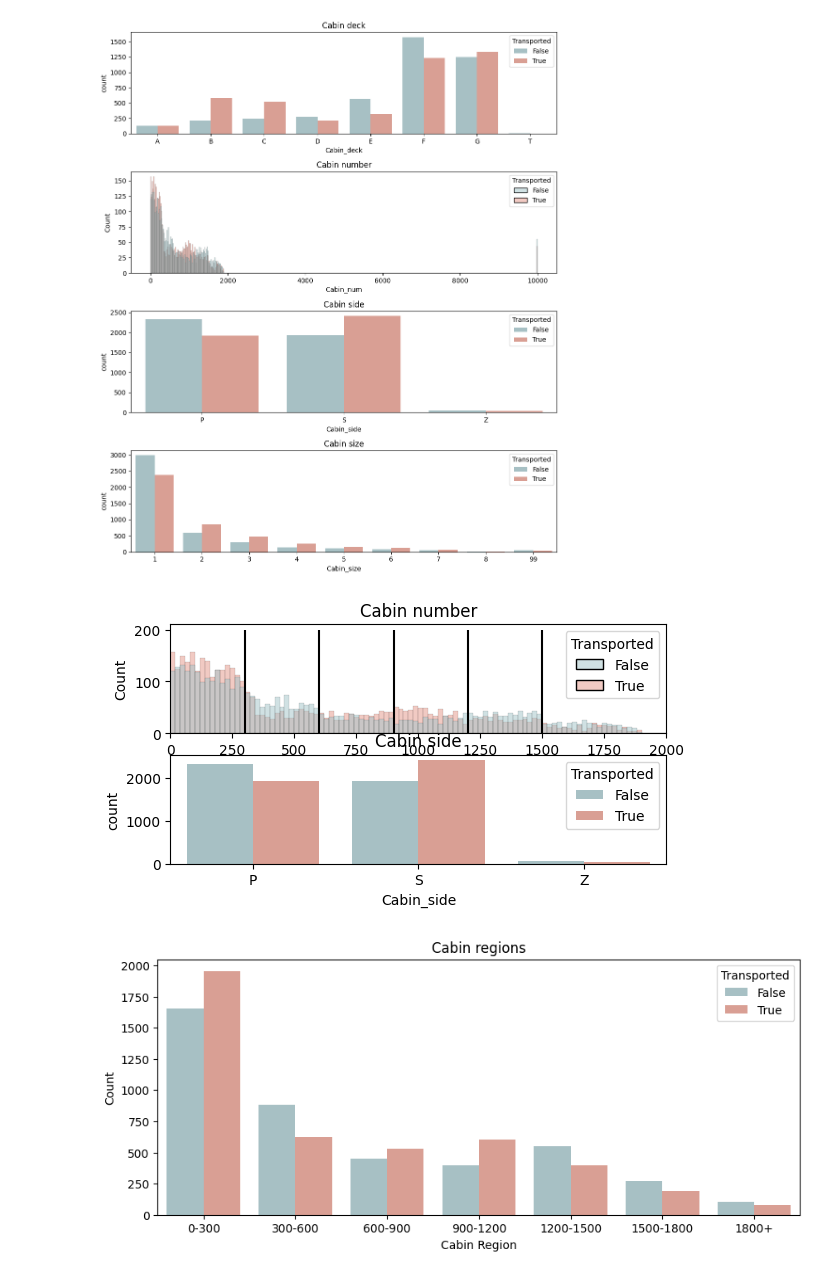
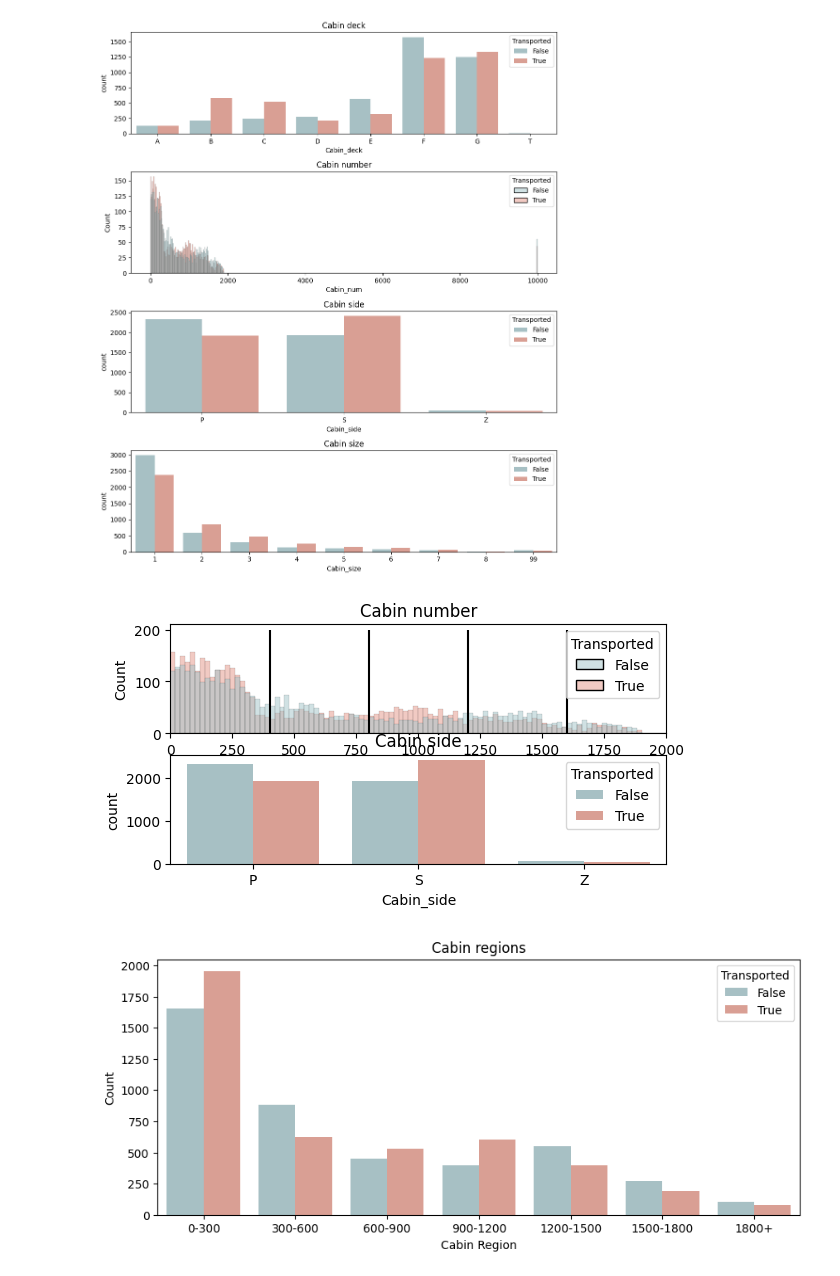
Before and after one commit to Elliefffish/ml-final-Stitanic, a Jupyter notebook: 「ml_final_project_ipynb」的副本.ipynb, the cells around one changed output. Cells and saved outputs as stored; diff of their text form; code cells hidden in the pictures.

```diff
--- a/「ml_final_project_ipynb」的副本.ipynb
+++ b/「ml_final_project_ipynb」的副本.ipynb
@@ -331,19 +338,19 @@ plt.show()
 # %%
 # Plot distribution of new features
 plt.subplot(3,1,2)
 sns.histplot(data=passenger, x='Cabin_num', hue='Transported',binwidth=20)
-for i in range(300, 1800, 300):
+for i in range(400, 2000, 400):
     plt.vlines(i, ymin=0, ymax=200, color='black')
 plt.title('Cabin number')
 plt.xlim([0,2000])
 
 plt.subplot(3,1,3)
 sns.countplot(data=passenger, x='Cabin_side', hue='Transported')
 plt.title('Cabin side')
 fig.tight_layout()
 plt.show()
 # %% [output]
-[figure, old version]
+[figure, new version]
 # %%
 for i in range(300, 1800, 300):
     passenger[f'Cabin_{i/300}'] = ((passenger['Cabin_num']> i-300) & (passenger['Cabin_num'] < i)).astype('category')
```
Also changed, not shown: parts of 29 cells of this notebook.
